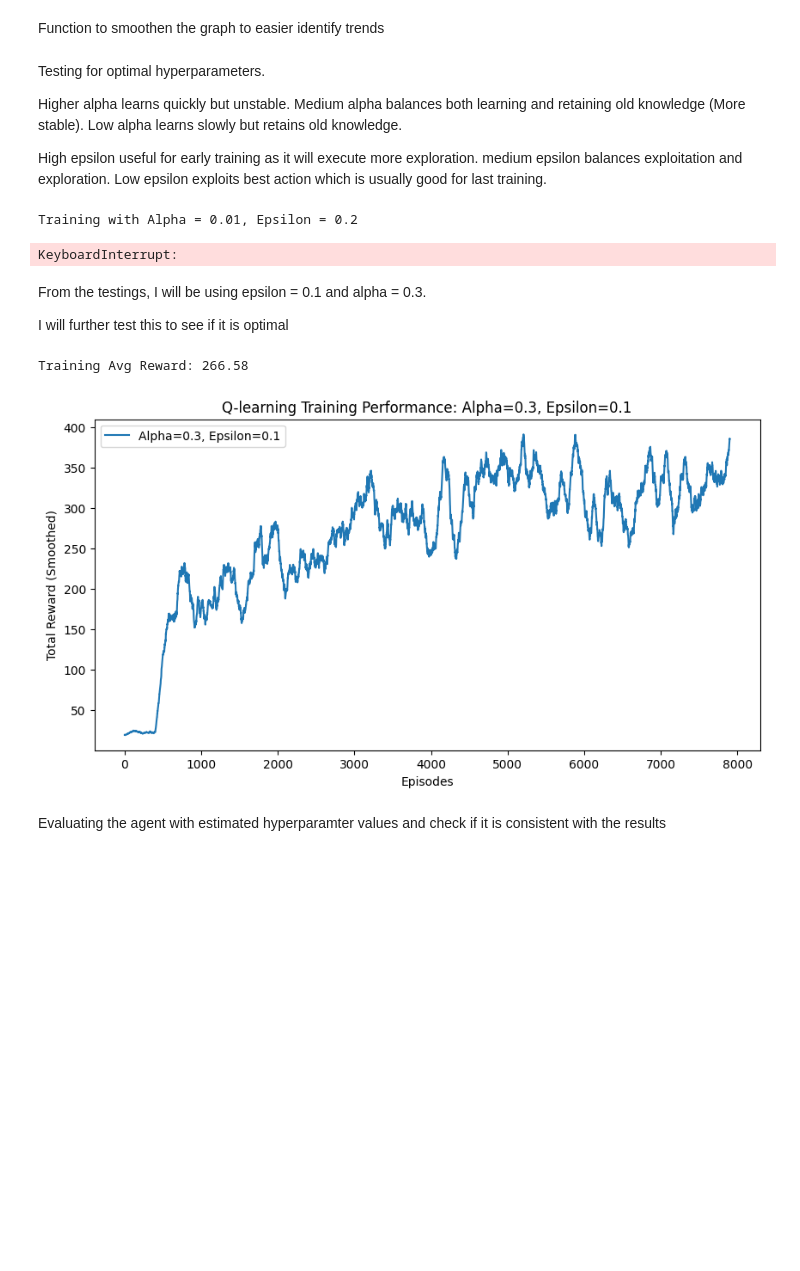
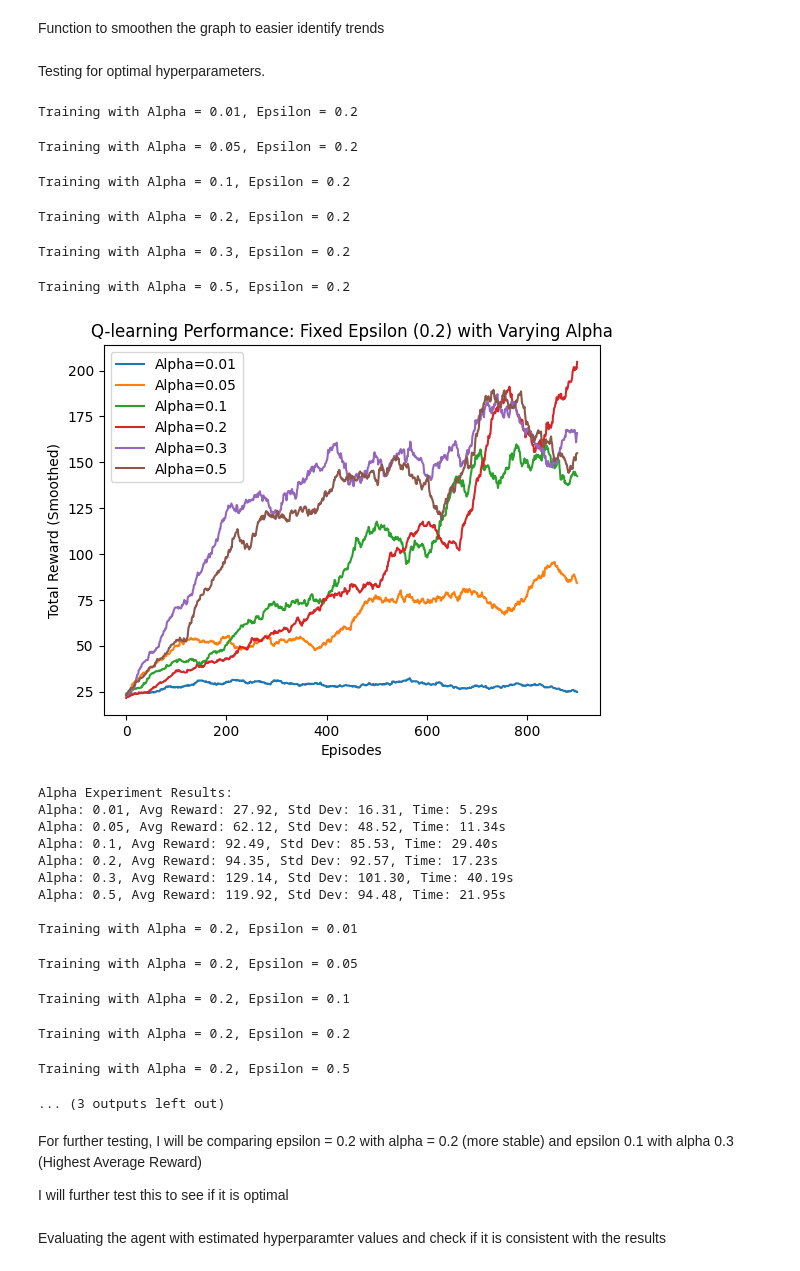
Before and after one commit to kuehlapis/SC300-Artificial-Intelligence, a Jupyter notebook: cartpole.ipynb, the cells around one changed output. Saved outputs shown, nothing was run; the diff lists cells and outputs as text; code cells hidden in the pictures; blank space fills up the shorter version.

```diff
--- a/cartpole.ipynb
+++ b/cartpole.ipynb
@@ -68,11 +79,11 @@ Choosing the action to perform based on Epsilon-Greedy Strategy
 # %%
 def select_action(state, q_matrix, action_space_size, epsilon, alpha,
                   number_of_bins, lower_bounds, upper_bounds,
-                  index_episode, number_episodes):
-    if index_episode < 100:
-        return np.random.choice(action_space_size)  # Pure exploration for first 500 episodes
+                  index_episode, number_episodes, initial_decay,decay_episode):
+    if index_episode < initial_decay:
+        return np.random.choice(action_space_size)
 
-    if index_episode > 200:
+    if index_episode > decay_episode:
     # Apply epsilon decay with a minimum threshold of 0.01
         epsilon = max(0.01, epsilon * 0.9996)  # Decay but not below 0.01
         # Apply alpha decay (not below 0.05)
@@ -88,7 +99,7 @@ def select_action(state, q_matrix, action_space_size, epsilon, alpha,
         # Select the action with the highest Q-value (break ties randomly)
         return np.random.choice(np.where(q_matrix[state_index] == np.max(q_matrix[state_index]))[0])
 # %%
-def Q_learning(env, alpha, gamma, epsilon, number_episodes, number_of_bins, lower_bounds, upper_bounds):
+def Q_learning(env, alpha, gamma, epsilon, number_episodes, number_of_bins, lower_bounds, upper_bounds,initial_decay, decay_episode):
     q_matrix = {}  # Initialize Q-table
     sum_rewards_episode = []
 
@@ -105,7 +116,7 @@ def Q_learning(env, alpha, gamma, epsilon, number_episodes, number_of_bins, lowe
             if state_s_index not in q_matrix:
                 q_matrix[state_s_index] = np.zeros(env.action_space.n)
 
-            action_a = select_action(state_s, q_matrix, env.action_space.n, epsilon, alpha, number_of_bins, lower_bounds, upper_bounds, index_episode, number_episodes)
+            action_a = select_action(state_s, q_matrix, env.action_space.n, epsilon, alpha, number_of_bins, lower_bounds, upper_bounds, index_episode, number_episodes,initial_decay,decay_episode)
 
             state_s_prime, reward, terminal_state, truncated, _ = env.step(action_a)
             terminal_state = terminal_state or truncated
@@ -132,20 +143,14 @@ Function to smoothen the graph to easier identify trends
 # %%
 def moving_average(data, window_size=100):
     return np.convolve(data, np.ones(window_size)/window_size, mode='valid')
-# %% [markdown]
-Testing for optimal hyperparameters.
-
-Higher alpha learns quickly but unstable.
-Medium alpha balances both learning and retaining old knowledge (More stable).
-Low alpha learns slowly but retains old knowledge.
-
-High epsilon useful for early training as it will execute more exploration.
-medium epsilon balances exploitation and exploration.
-Low epsilon exploits best action which is usually good for last training.
+# %% [markdown]
+Testing for optimal hyperparameters.
 # %%
 # Hyperparameters
 gamma = 0.99
 number_episodes = 1000
+initial_episode = 100
+decay_episode = 200
 number_of_bins = [10, 10, 10, 10]
 lower_bounds = [-2.4, -2, -0.2, -1.5]
 upper_bounds = [2.4, 2, 0.2, 1.5]
@@ -161,7 +166,7 @@ results_alpha = {}
 for alpha in alpha_values:
     print(f"\nTraining with Alpha = {alpha}, Epsilon = {epsilon_fixed}")
     start_time = time.time()
-    q_matrix, rewards = Q_learning(env, alpha, gamma, epsilon_fixed, number_episodes, number_of_bins, lower_bounds, upper_bounds)
+    q_matrix, rewards = Q_learning(env, alpha, gamma, epsilon_fixed, number_episodes, number_of_bins, lower_bounds, upper_bounds, initial_episode, decay_episode)
     end_time = time.time()
 
     avg_reward = np.mean(rewards)
@@ -183,43 +188,64 @@ for alpha, (avg, std) in results_alpha.items():
 
 # Experiment 2: Fixed Alpha, Varying Epsilon
 epsilon_values = [0.01, 0.05, 0.1, 0.2, 0.5, 1.0]
 alpha_fixed = 0.2
 
 times_epsilon = []
 results_epsilon = {}
 for epsilon in epsilon_values:
     print(f"\nTraining with Alpha = {alpha_fixed}, Epsilon = {epsilon}")
     start_time = time.time()
-    q_matrix, rewards = Q_learning(env, alpha_fixed, gamma, epsilon, number_episodes, number_of_bins, lower_bounds, upper_bounds)
+    q_matrix, rewards = Q_learning(env, alpha_fixed, gamma, epsilon, number_episodes, number_of_bins, lower_bounds, upper_bounds, initial_episode, decay_episode)
     end_time = time.time()
 
     avg_reward = np.mean(rewards)
     std_reward = np.std(rewards)
     times_epsilon.append(end_time - start_time)
     results_epsilon[epsilon] = (avg_reward, std_reward)
 
     plt.plot(moving_average(rewards), label=f"Epsilon={epsilon}")
 
 plt.xlabel("Episodes")
 plt.ylabel("Total Reward (Smoothed)")
 plt.title("Q-learning Performance: Fixed Alpha (0.2) with Varying Epsilon")
 plt.legend()
 plt.show()
 
 print("\nEpsilon Experiment Results:")
 for epsilon, (avg, std) in results_epsilon.items():
     print(f"Epsilon: {epsilon}, Avg Reward: {avg:.2f}, Std Dev: {std:.2f}, Time: {times_epsilon[epsilon_values.index(epsilon)]:.2f}s")
 # %% [output]
 Training with Alpha = 0.01, Epsilon = 0.2
-KeyboardInterrupt:
+Training with Alpha = 0.05, Epsilon = 0.2
+Training with Alpha = 0.1, Epsilon = 0.2
+Training with Alpha = 0.2, Epsilon = 0.2
+Training with Alpha = 0.3, Epsilon = 0.2
+Training with Alpha = 0.5, Epsilon = 0.2
+[figure, added]
+Alpha Experiment Results:
+Alpha: 0.01, Avg Reward: 27.92, Std Dev: 16.31, Time: 5.29s
+Alpha: 0.05, Avg Reward: 62.12, Std Dev: 48.52, Time: 11.34s
+Alpha: 0.1, Avg Reward: 92.49, Std Dev: 85.53, Time: 29.40s
+Alpha: 0.2, Avg Reward: 94.35, Std Dev: 92.57, Time: 17.23s
+Alpha: 0.3, Avg Reward: 129.14, Std Dev: 101.30, Time: 40.19s
+Alpha: 0.5, Avg Reward: 119.92, Std Dev: 94.48, Time: 21.95s
+
+Training with Alpha = 0.2, Epsilon = 0.01
+Training with Alpha = 0.2, Epsilon = 0.05
+Training with Alpha = 0.2, Epsilon = 0.1
+Training with Alpha = 0.2, Epsilon = 0.2
+Training with Alpha = 0.2, Epsilon = 0.5
+... (3 outputs left out)
 # %% [markdown]
-From the testings, I will be using epsilon = 0.1 and alpha = 0.3.
+For further testing, I will be comparing epsilon = 0.2 with alpha = 0.2 (more stable) and epsilon 0.1 with alpha 0.3 (Highest Average Reward)
 
 I will further test this to see if it is optimal
 # %%
 gamma = 0.99
-alpha = 0.3
-epsilon = 0.1
+alpha = 0.2
+epsilon = 0.2
+initial_decay = 1000
+decay_episode = 5000
 number_episodes = 8000
 number_of_bins = [10, 10, 10, 10]
 lower_bounds = [-2.4, -2, -0.2, -1.5]
@@ -229,7 +255,7 @@ upper_bounds = [2.4, 2, 0.2, 1.5]
 env = gym.make("CartPole-v1")
 
 # Run Q-learning
-q_matrix, rewards = Q_learning(env, alpha, gamma, epsilon, number_episodes, number_of_bins, lower_bounds, upper_bounds)
+q_matrix, rewards = Q_learning(env, alpha, gamma, epsilon, number_episodes, number_of_bins, lower_bounds, upper_bounds, initial_episode, decay_episode)
 
 # Calculate and print average training reward
 avg_reward = np.mean(rewards)
@@ -243,9 +269,6 @@ plt.ylabel("Total Reward (Smoothed)")
 plt.title(f"Q-learning Training Performance: Alpha={alpha}, Epsilon={epsilon}")
 plt.legend()
 plt.show()
-# %% [output]
-Training Avg Reward: 266.58
-[figure, removed]
 # %%
 def evaluate_q_learning(q_matrix, env, number_of_bins, lower_bounds, upper_bounds, test_episodes=100, max_steps=500):
     test_rewards = []
```
Also changed, not shown: parts of 8 cells of this notebook, 3 other files.
